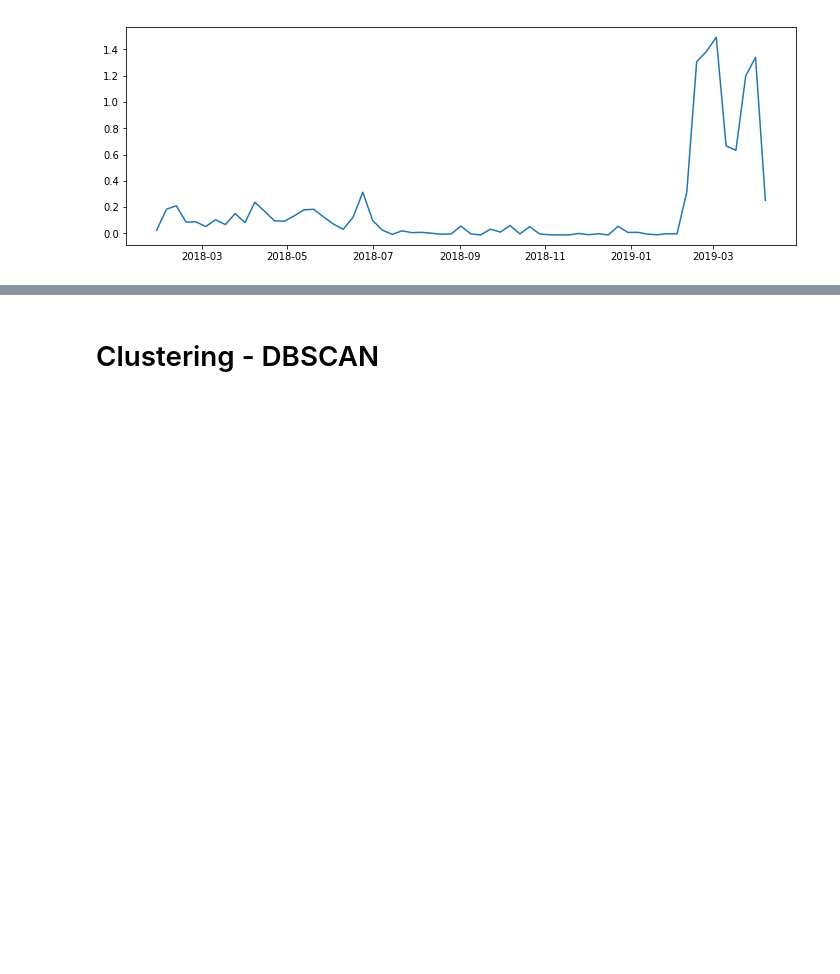
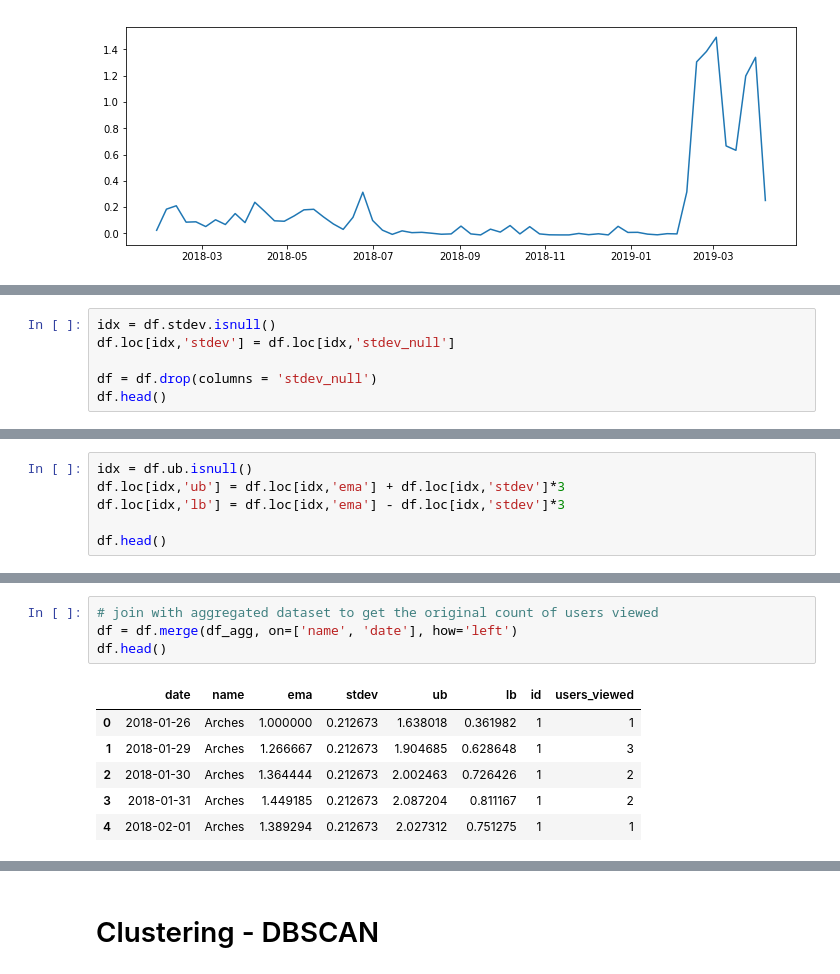
Before and after one commit to NicoleGarza/ds-methodologies-exercises, a Jupyter notebook: anomaly_detection.ipynb, the cells around one changed output, grey strips where cells are left out. Drawn from its saved outputs; the diff is of its cells as text; blank space fills up the shorter version.

```diff
--- a/anomaly_detection.ipynb
+++ b/anomaly_detection.ipynb
@@ -549,0 +792,6 @@ plt.plot(yhat.pct_b)
+# %%
+idx = df.stdev.isnull()
+df.loc[idx,'stdev'] = df.loc[idx,'stdev_null']
+
+df = df.drop(columns = 'stdev_null')
+df.head()
@@ -549,0 +805,6 @@ plt.plot(yhat.pct_b)
+# %%
+idx = df.ub.isnull()
+df.loc[idx,'ub'] = df.loc[idx,'ema'] + df.loc[idx,'stdev']*3
+df.loc[idx,'lb'] = df.loc[idx,'ema'] - df.loc[idx,'stdev']*3
+
+df.head()
@@ -549,0 +850,11 @@ plt.plot(yhat.pct_b)
+# %%
+# join with aggregated dataset to get the original count of users viewed
+df = df.merge(df_agg, on=['name', 'date'], how='left')
+df.head()
+# %% [output]
+|  | date | name | ema | stdev | ub | lb | id | users_viewed |
+| 0 | 2018-01-26 | Arches | 1.000000 | 0.212673 | 1.638018 | 0.361982 | 1 | 1 |
+| 1 | 2018-01-29 | Arches | 1.266667 | 0.212673 | 1.904685 | 0.628648 | 1 | 3 |
+| 2 | 2018-01-30 | Arches | 1.364444 | 0.212673 | 2.002463 | 0.726426 | 1 | 2 |
+| 3 | 2018-01-31 | Arches | 1.449185 | 0.212673 | 2.087204 | 0.811167 | 1 | 2 |
+| 4 | 2018-02-01 | Arches | 1.389294 | 0.212673 | 2.027312 | 0.751275 | 1 | 1 |
```
Also changed, not shown: parts of 65 cells of this notebook.
